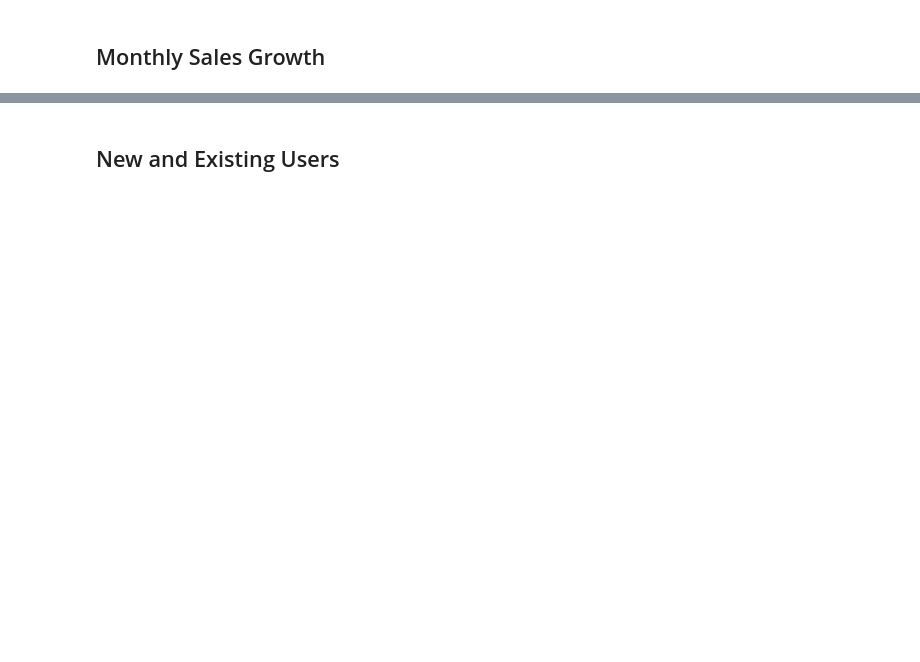
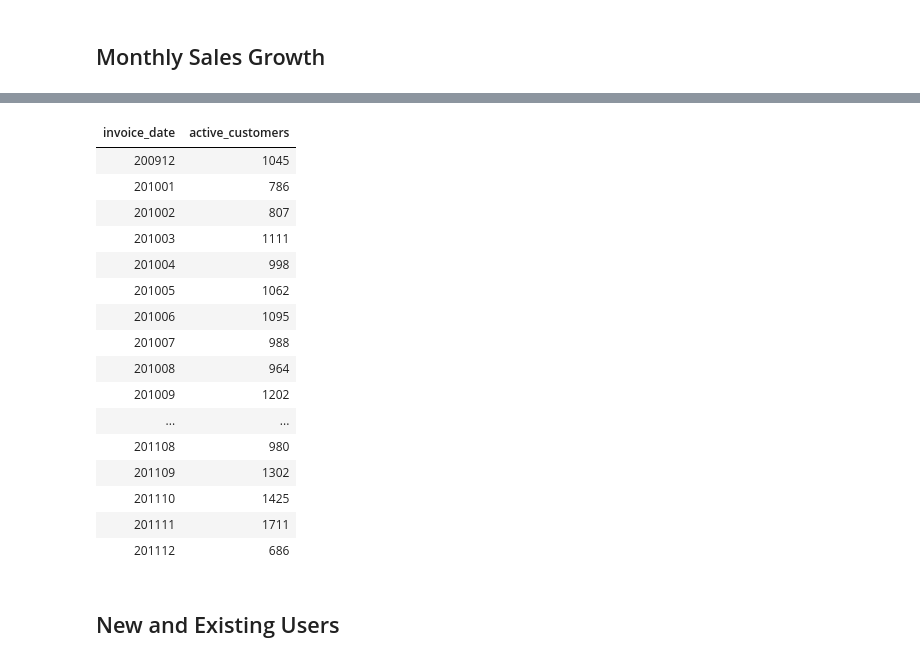
Before and after one commit to jarviscanada/jarvis_data_eng_MohammadAsif, a Jupyter notebook: spark/notebook/Scala Data Analytics and Data Wrangling.ipynb, the cells around one changed output, grey strips where cells are left out. Saved outputs shown, nothing was run; the diff lists cells and outputs as text; code cells hidden in the pictures; blank space fills up the shorter version.

```diff
--- a/spark/notebook/Scala Data Analytics and Data Wrangling.ipynb
+++ b/spark/notebook/Scala Data Analytics and Data Wrangling.ipynb
@@ -191,6 +277,27 @@ val monthly_active = retail_df
 monthly_active.show(5)
 # %% [output]
 [interactive output not drawn]
+# %%
+%scala
+display(monthly_active)
+# %% [output]
+| invoice_date | active_customers |
+| 200912 | 1045 |
+| 201001 | 786 |
+| 201002 | 807 |
+| 201003 | 1111 |
+| 201004 | 998 |
+| 201005 | 1062 |
+| 201006 | 1095 |
+| 201007 | 988 |
+| 201008 | 964 |
+| 201009 | 1202 |
+| ... | ... |
+| 201108 | 980 |
+| 201109 | 1302 |
+| 201110 | 1425 |
+| 201111 | 1711 |
+| 201112 | 686 |
 # %% [markdown]
 ## New and Existing Users
 # %%
```
Also changed, not shown: parts of 6 cells of this notebook.
